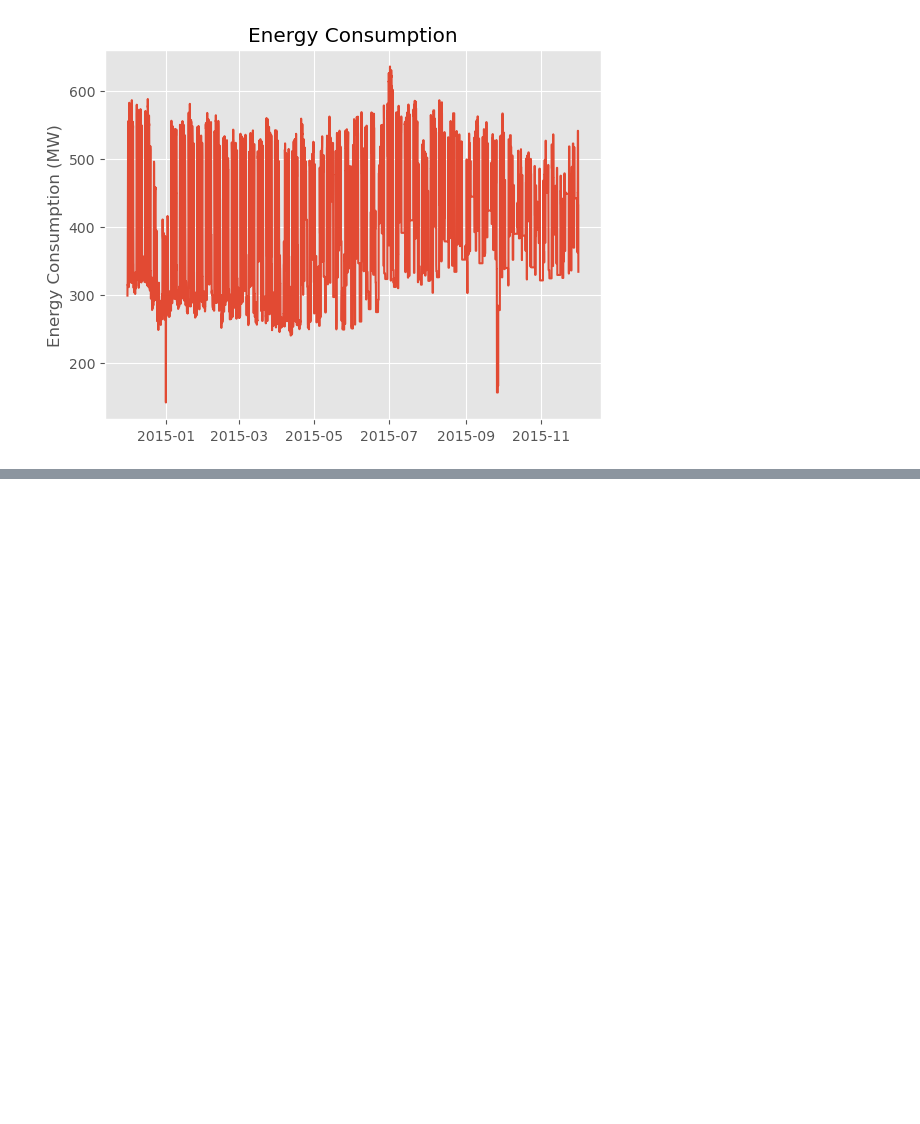
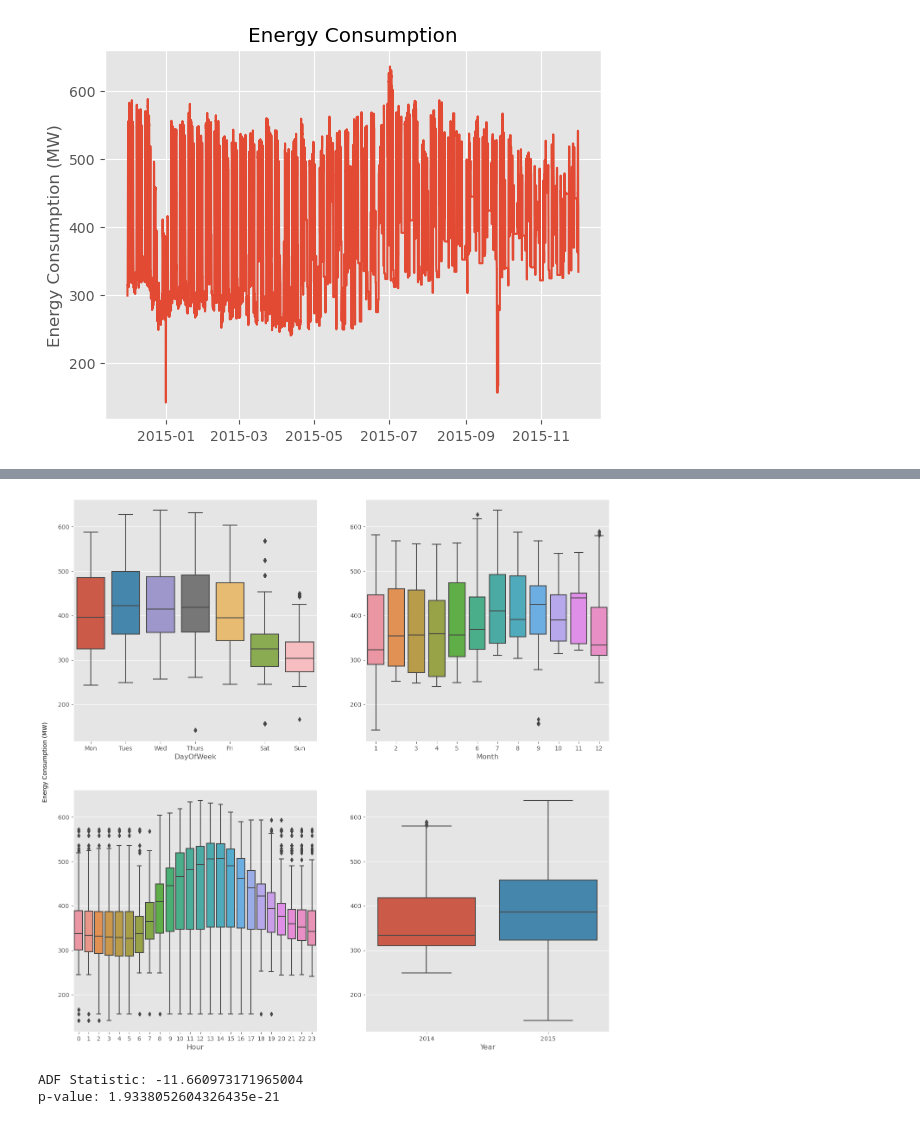
Before and after one commit to climaco-sarmiento/my-phd-project, a Jupyter notebook: model-studies/AR3.ipynb, the cells around one changed output, grey strips where cells are left out. Drawn from its saved outputs; the diff is of its cells as text; code cells hidden in the pictures; blank space fills up the shorter version.

```diff
--- a/model-studies/AR3.ipynb
+++ b/model-studies/AR3.ipynb
@@ -41,0 +42,45 @@ NameError: name 'week_end_index' is not defined
+# %%
+# Breking down DatetimeIndex into separate features
+# so we can look at some of these patterns a little more closely
+
+def create_features(df):
+    df['Date'] = df.index
+    df['Hour'] = df['Date'].dt.hour
+    df['DayOfWeek'] = df['Date'].dt.dayofweek
+    df['Quarter'] = df['Date'].dt.quarter
+    df['Month'] = df['Date'].dt.month
+    df['Year'] = df['Date'].dt.year
+    df['DayOfYear'] = df['Date'].dt.dayofyear
+    df['DayOfMonth'] = df['Date'].dt.day
+    df['WeekOfYear'] = df['Date'].dt.weekofyear
+    df['DayOfYearFloat'] = df['DayOfYear'] + df['Hour'] / 24
+    df.drop('Date', axis=1, inplace=True)
+    return df
+newData = create_features(newData)
+fig, axes = plt.subplots(2, 2, figsize=(16,16))
+# Day of Week
+dow_labels = ['Mon', 'Tues', 'Wed', 'Thurs', 'Fri', 'Sat', 'Sun']
+g = sns.boxplot(x=newData.DayOfWeek, y=newData.Office_Garman, ax=axes[0][0])
+g.set_xticklabels(dow_labels)
+g.set_ylabel('')
+# Month of Year
+g = sns.boxplot(x=newData.Month, y=newData.Office_Garman, ax=axes[0][1])
+g.set_ylabel('')
+# Hour of Day
+g = sns.boxplot(x=newData.Hour, y=newData.Office_Garman, ax=axes[1][0])
+g.set_ylabel('')
+# Year
+g = sns.boxplot(x=newData.Year, y=newData.Office_Garman, ax=axes[1][1])
+g.set_ylabel('')
+fig.text(0.08, 0.5, 'Energy Consumption (MW)', va='center', rotation='vertical')
+plt.show()
+# %% [output]
+[figure, added]
+# %%
+from statsmodels.tsa.stattools import adfuller
+adf_result = adfuller(newData['Office_Garman'])
+print(f'ADF Statistic: {adf_result[0]}')
+print(f'p-value: {adf_result[1]}')
+# %% [output]
+ADF Statistic: -11.660973171965004
+p-value: 1.9338052604326435e-21
```
Also changed, not shown: parts of 13 cells of this notebook.
